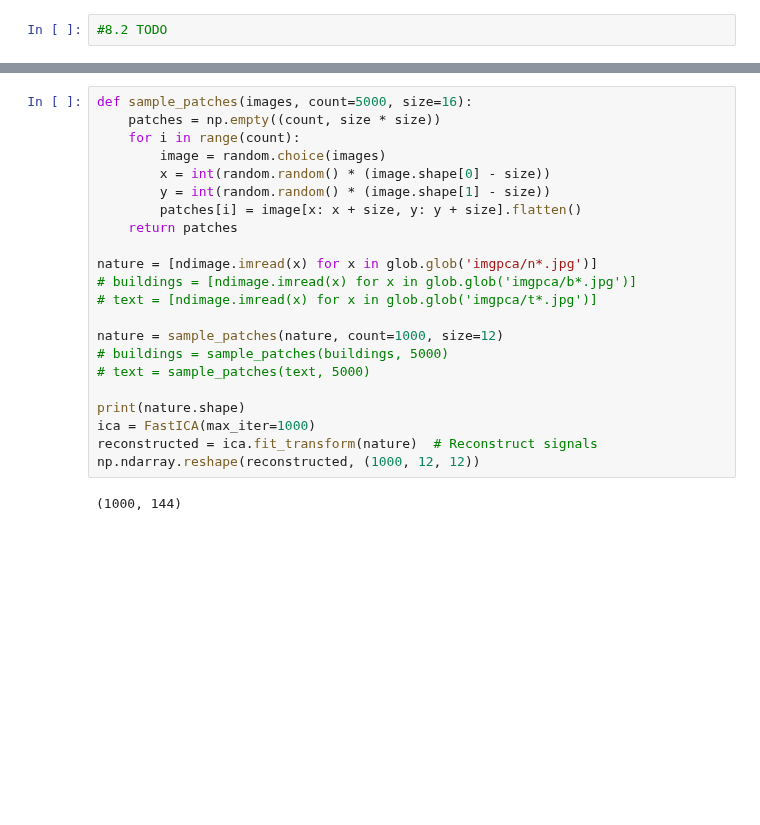
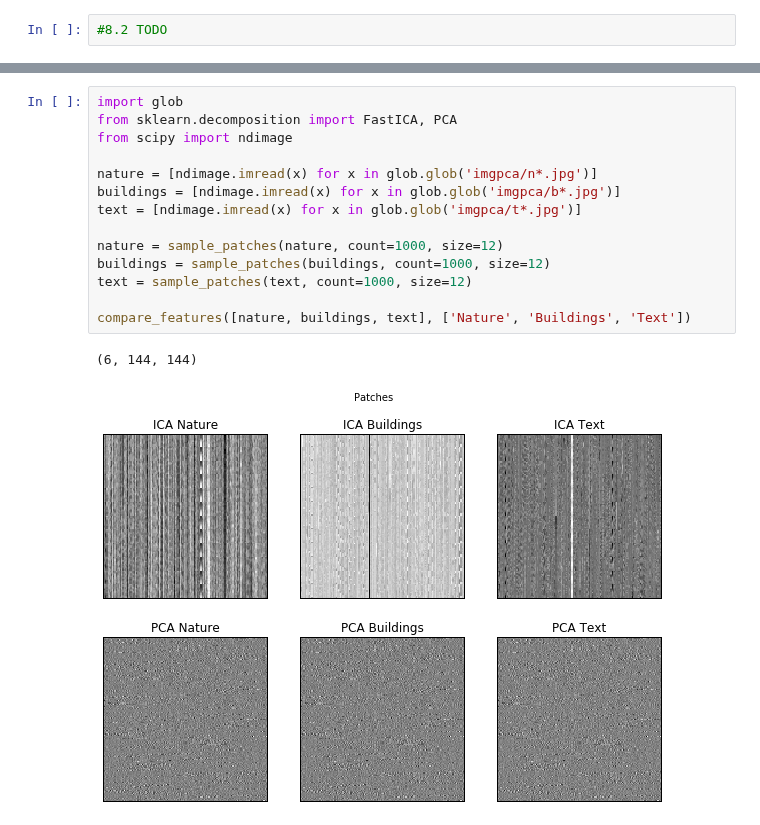
Before and after one commit to danijar/course-machine-intelligence-2, a Jupyter notebook: EX8/EX8-TheNebenhoeres.ipynb, the cells around one changed output, grey strips where cells are left out. Saved outputs shown, nothing was run; the diff lists cells and outputs as text; blank space fills up the shorter version.

```diff
--- a/EX8/EX8-TheNebenhoeres.ipynb
+++ b/EX8/EX8-TheNebenhoeres.ipynb
@@ -116,24 +174,17 @@ execute_and_plot_ica(signals, A, mixed, minimalView=True, color='orange')
 # %%
-def sample_patches(images, count=5000, size=16):
-    patches = np.empty((count, size * size))
-    for i in range(count):
-        image = random.choice(images)
-        x = int(random.random() * (image.shape[0] - size))
-        y = int(random.random() * (image.shape[1] - size))
-        patches[i] = image[x: x + size, y: y + size].flatten()
-    return patches
+import glob
+from sklearn.decomposition import FastICA, PCA
+from scipy import ndimage
 
 nature = [ndimage.imread(x) for x in glob.glob('imgpca/n*.jpg')]
-# buildings = [ndimage.imread(x) for x in glob.glob('imgpca/b*.jpg')]
-# text = [ndimage.imread(x) for x in glob.glob('imgpca/t*.jpg')]
+buildings = [ndimage.imread(x) for x in glob.glob('imgpca/b*.jpg')]
+text = [ndimage.imread(x) for x in glob.glob('imgpca/t*.jpg')]
 
 nature = sample_patches(nature, count=1000, size=12)
-# buildings = sample_patches(buildings, 5000)
-# text = sample_patches(text, 5000)
+buildings = sample_patches(buildings, count=1000, size=12)
+text = sample_patches(text, count=1000, size=12)
 
-print(nature.shape)
-ica = FastICA(max_iter=1000)
-reconstructed = ica.fit_transform(nature)  # Reconstruct signals
-np.ndarray.reshape(reconstructed, (1000, 12, 12))
+compare_features([nature, buildings, text], ['Nature', 'Buildings', 'Text'])
 # %% [output]
-(1000, 144)
+(6, 144, 144)
+[figure, added]
```
Also changed, not shown: parts of 7 cells of this notebook.
